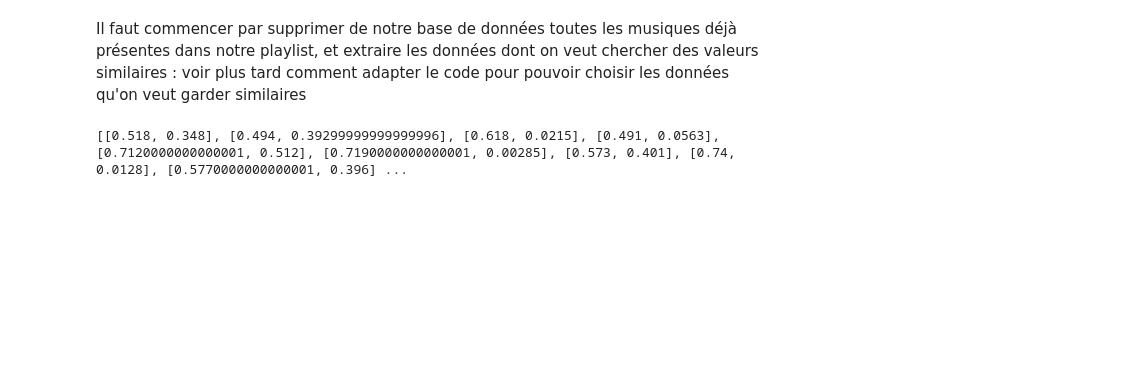
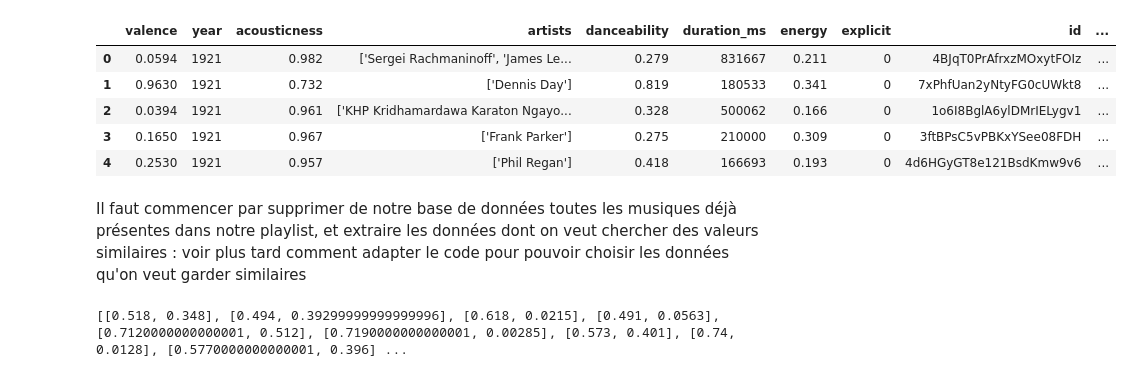
Before and after one commit to EliseLune/Analyse_Spotify, a Jupyter notebook: Recommandation/Recommandations.ipynb, the cells around one changed output. Drawn from its saved outputs; the diff is of its cells as text; code cells hidden in the pictures; blank space fills up the shorter version.

Commit message:
tentative de fonction avec artists

```diff
--- a/Recommandation/Recommandations.ipynb
+++ b/Recommandation/Recommandations.ipynb
@@ -5,4 +5,4 @@ import json
 import matplotlib.pyplot as plt
 # %%
 table = pd.read_csv('user_top_tracks_medium_term_audio-features.csv')
-playlist_cible = pd.read_csv('user_top_tracks_medium_term_audio-features.csv')
+playlist_cible = pd.read_csv('data_o.csv')
@@ -19,3 +18,12 @@ table.head()
+# %%
+playlist_cible.head()
+# %% [output]
+|  | valence | year | acousticness | artists | danceability | duration_ms | energy | explicit | id | ... |
+| 0 | 0.0594 | 1921 | 0.982 | ['Sergei Rachmaninoff', 'James Le... | 0.279 | 831667 | 0.211 | 0 | 4BJqT0PrAfrxzMOxytFOIz | ... |
+| 1 | 0.9630 | 1921 | 0.732 | ['Dennis Day'] | 0.819 | 180533 | 0.341 | 0 | 7xPhfUan2yNtyFG0cUWkt8 | ... |
+| 2 | 0.0394 | 1921 | 0.961 | ['KHP Kridhamardawa Karaton Ngayo... | 0.328 | 500062 | 0.166 | 0 | 1o6I8BglA6ylDMrIELygv1 | ... |
+| 3 | 0.1650 | 1921 | 0.967 | ['Frank Parker'] | 0.275 | 210000 | 0.309 | 0 | 3ftBPsC5vPBKxYSee08FDH | ... |
+| 4 | 0.2530 | 1921 | 0.957 | ['Phil Regan'] | 0.418 | 166693 | 0.193 | 0 | 4d6HGyGT8e121BsdKmw9v6 | ... |
 # %% [markdown]
 Il faut commencer par supprimer de notre base de données toutes les musiques déjà présentes dans notre playlist, et extraire les données dont on veut chercher des valeurs similaires :
 voir plus tard comment adapter le code pour pouvoir choisir les données qu'on veut garder similaires
```
Also changed, not shown: parts of 11 cells of this notebook.
